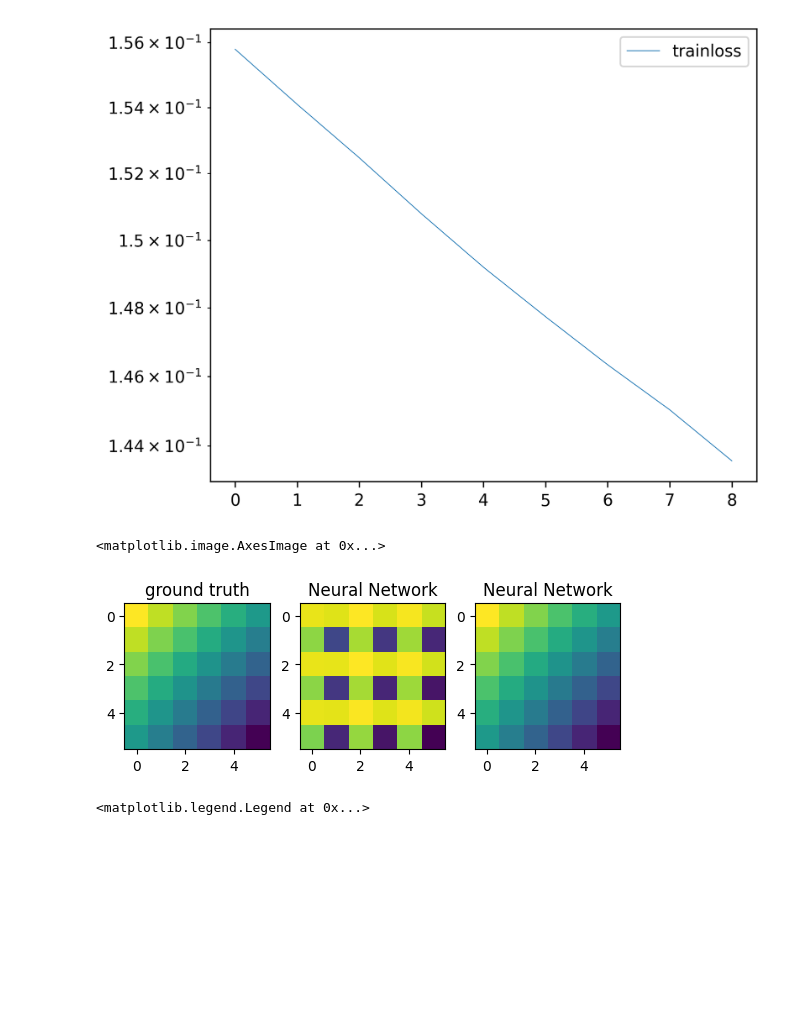
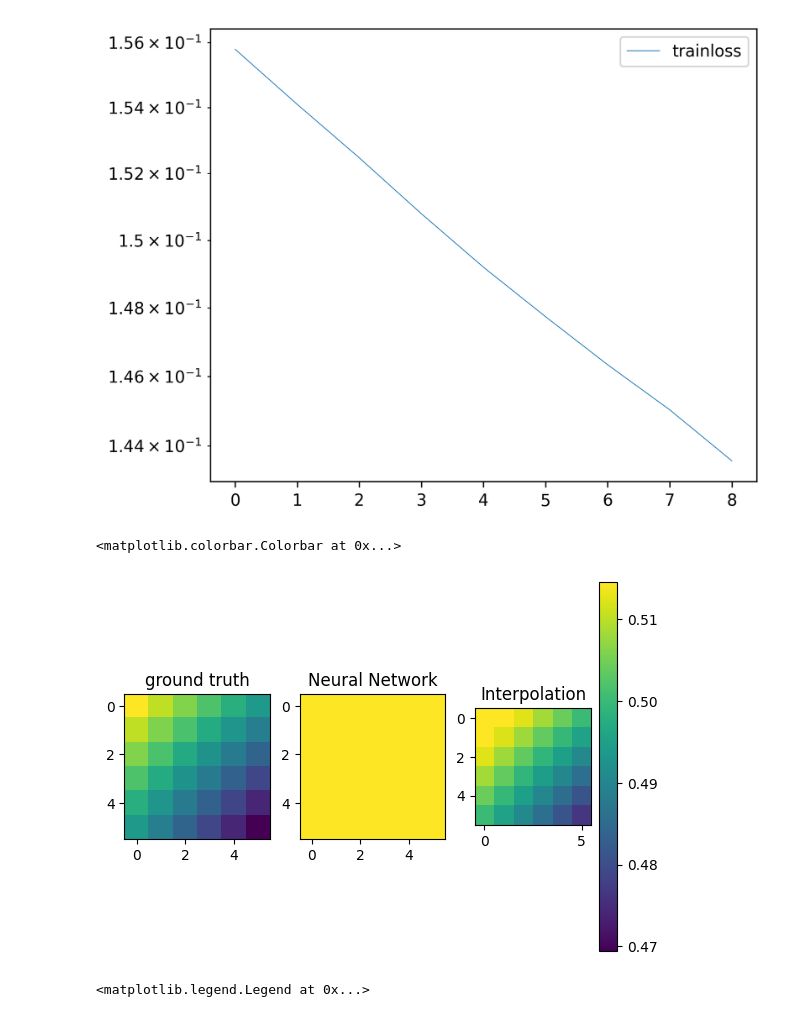
Before and after one commit to ThomasHelfer/TorchGRTL, a Jupyter notebook: notebook.ipynb, the cells around one changed output. Saved outputs shown, nothing was run; the diff lists cells and outputs as text; code cells hidden in the pictures; blank space fills up the shorter version.

```diff
--- a/notebook.ipynb
+++ b/notebook.ipynb
@@ -303,19 +303,23 @@ y_interpolated_buffer[:, :, diff:-diff, diff:-diff, diff:-diff] = y_interpolated
 # %%
 box = 0
 channel = 0
-slice = 8
+slice = 9
+max_val = torch.max(y_batch[box, channel, diff:-diff, diff:-diff, slice]).numpy()
+min_val = torch.min(y_batch[box, channel, diff:-diff, diff:-diff, slice]).numpy()
+
 plt.subplot(1, 3, 1)
 plt.title("ground truth")
-plt.imshow(y_batch[box, channel, diff:-diff, diff:-diff, slice].detach().cpu().numpy())
+plt.imshow(y_batch[box, channel, diff:-diff, diff:-diff, slice].detach().cpu().numpy(), vmin=min_val, vmax=max_val)
 plt.subplot(1, 3, 2)
 plt.title("Neural Network")
-plt.imshow(y_pred[box, channel, diff:-diff, diff:-diff, slice].detach().cpu().numpy())
+plt.imshow(y_pred[box, channel, diff:-diff, diff:-diff, slice].detach().cpu().numpy(), vmin=min_val, vmax=max_val)
 plt.subplot(1, 3, 3)
-plt.title("Neural Network")
-plt.imshow(y_interpolated[box, channel, :, :, slice - diff].detach().cpu().numpy())
+plt.title("Interpolation")
+plt.imshow(y_interpolated[box, channel, :, :, slice - diff].detach().cpu().numpy(), vmin=min_val, vmax=max_val)
+plt.colorbar()
 # %% [output]
-<matplotlib.image.AxesImage at 0x...>
+<matplotlib.colorbar.Colorbar at 0x...>
-[figure, old version]
+[figure, new version]
 # %%
 box = 5
 channel = 0
```
